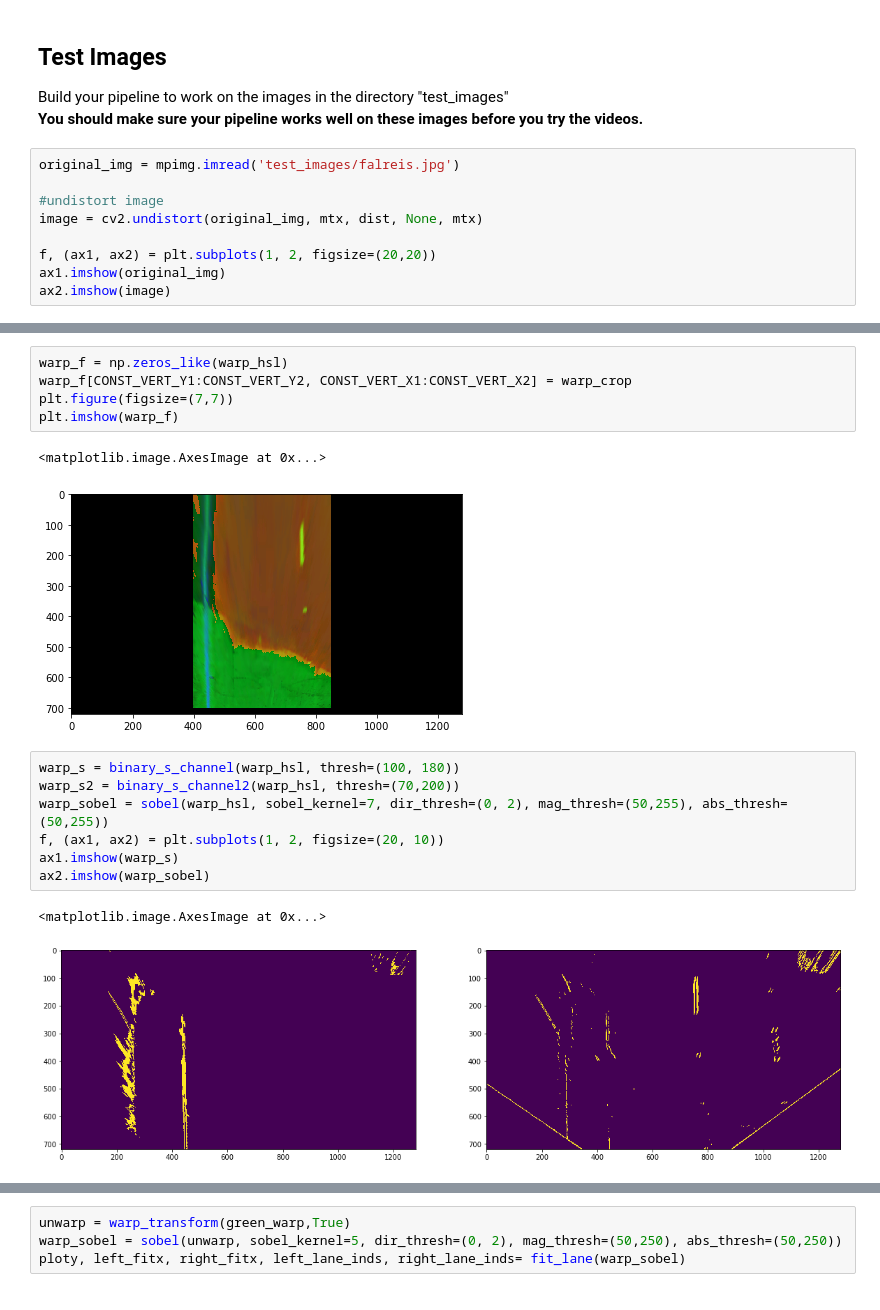
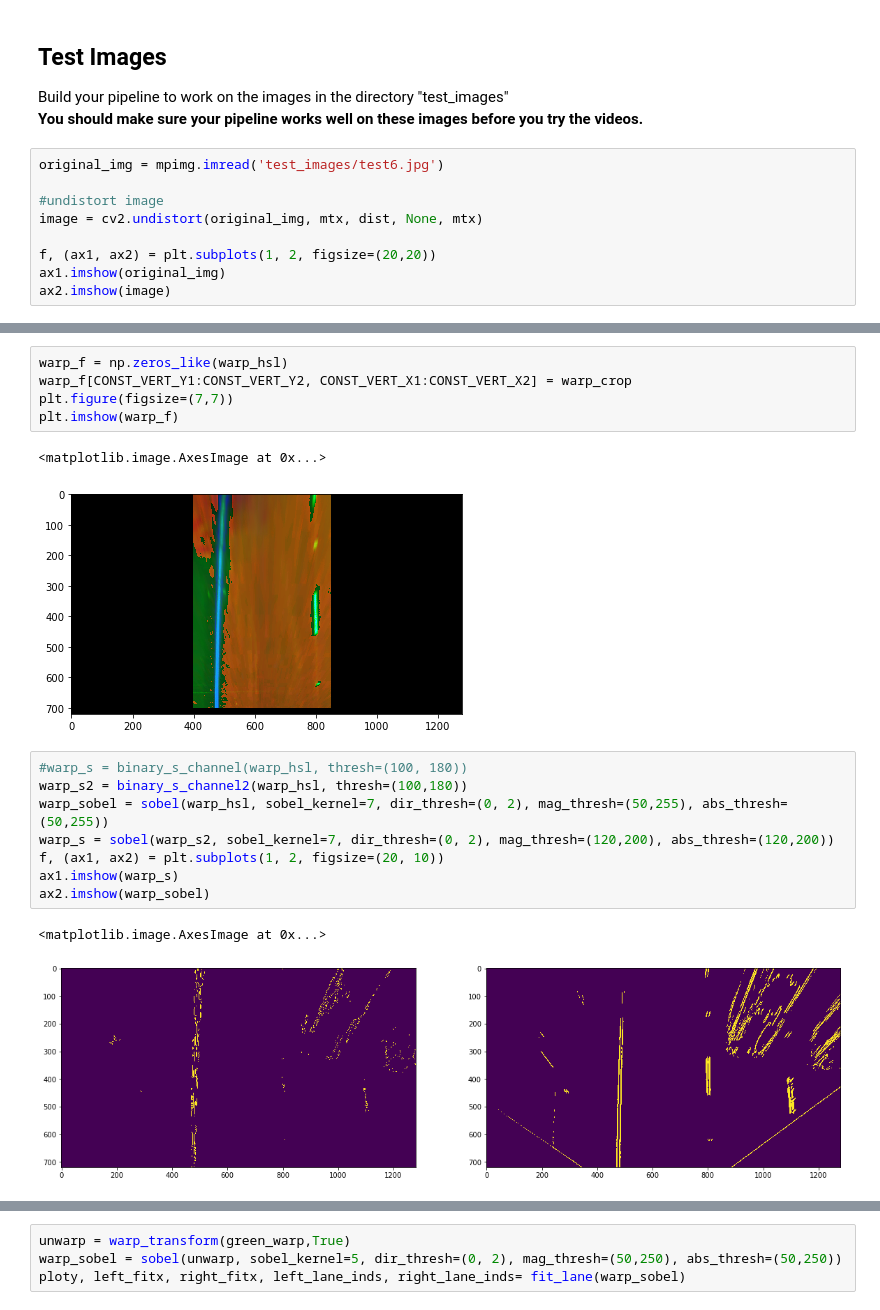
Before and after one commit to falreis/CarND-Advanced-Lane-Lines, a Jupyter notebook: code.ipynb, the cells around one changed output, grey strips where cells are left out. Cells and saved outputs as stored; diff of their text form.

```diff
--- a/code.ipynb
+++ b/code.ipynb
@@ -844,7 +855,7 @@ calibration15.jpg
 Build your pipeline to work on the images in the directory "test_images"
 **You should make sure your pipeline works well on these images before you try the videos.**
 # %%
-original_img = mpimg.imread('test_images/falreis.jpg')
+original_img = mpimg.imread('test_images/test6.jpg')
 
 #undistort image
 image = cv2.undistort(original_img, mtx, dist, None, mtx)
@@ -886,17 +897,18 @@ plt.figure(figsize=(7,7))
 plt.imshow(warp_f)
 # %% [output]
 <matplotlib.image.AxesImage at 0x...>
-[figure, old version]
+[figure, new version]
 # %%
-warp_s = binary_s_channel(warp_hsl, thresh=(100, 180))
-warp_s2 = binary_s_channel2(warp_hsl, thresh=(70,200))
+#warp_s = binary_s_channel(warp_hsl, thresh=(100, 180))
+warp_s2 = binary_s_channel2(warp_hsl, thresh=(100,180))
 warp_sobel = sobel(warp_hsl, sobel_kernel=7, dir_thresh=(0, 2), mag_thresh=(50,255), abs_thresh=(50,255))
+warp_s = sobel(warp_s2, sobel_kernel=7, dir_thresh=(0, 2), mag_thresh=(120,200), abs_thresh=(120,200))
 f, (ax1, ax2) = plt.subplots(1, 2, figsize=(20, 10))
 ax1.imshow(warp_s)
 ax2.imshow(warp_sobel)
 # %% [output]
 <matplotlib.image.AxesImage at 0x...>
-[figure, old version]
+[figure, new version]
 # %%
 warp_conc = np.concatenate((warp_s[:,0:640], warp_sobel[:, 640:1280]), axis=1)
 #warp_norm = preprocessing.normalize(warp_conc, norm='l2')
```
Also changed, not shown: parts of 19 cells of this notebook, 13 other files.
